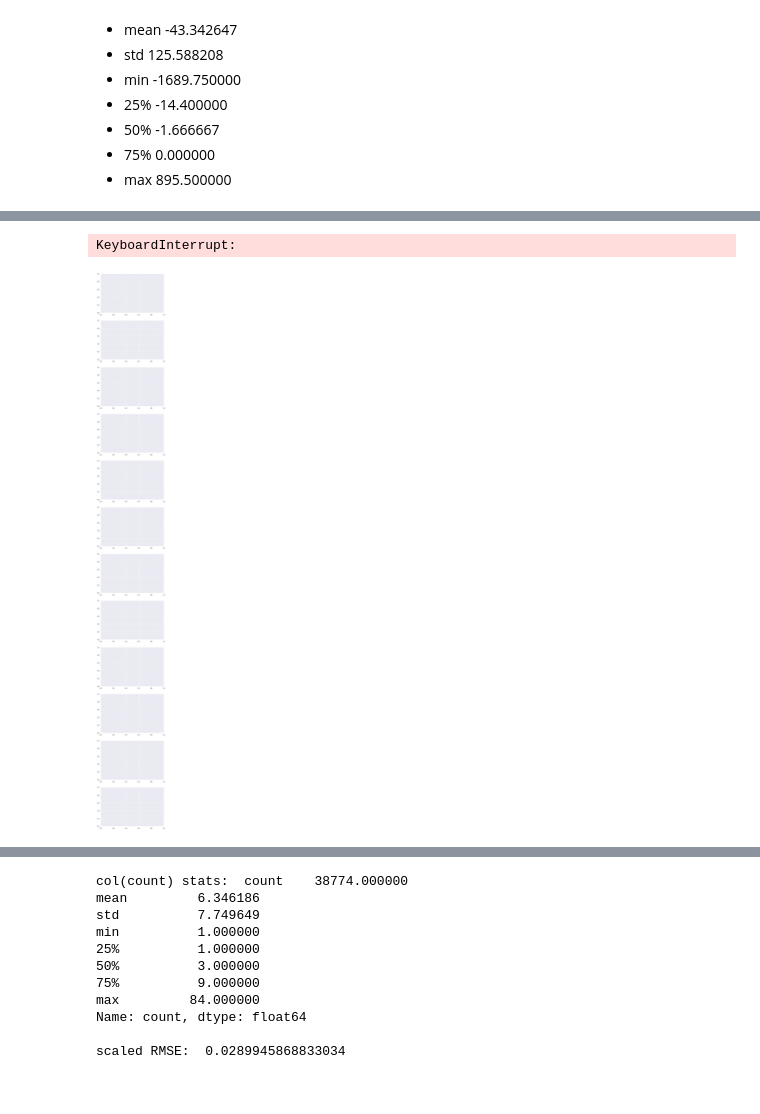
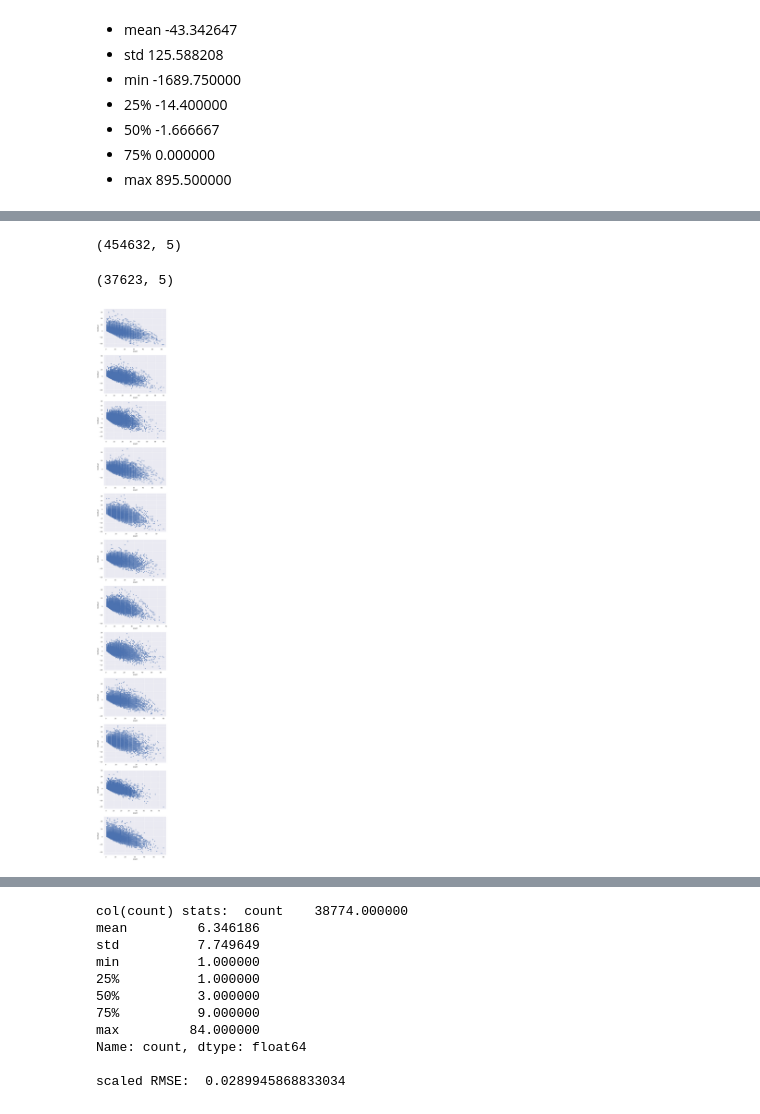
Before and after one commit to atkm/taxi-demand-prediction, a Jupyter notebook: Baseline Prediction Model.ipynb, the cells around one changed output, grey strips where cells are left out. Drawn from its saved outputs; the diff is of its cells as text; code cells hidden in the pictures.

```diff
--- a/Baseline Prediction Model.ipynb
+++ b/Baseline Prediction Model.ipynb
@@ -180,11 +178,29 @@ def analyze_overestimated():
+# %%
+def high_demand_mask(rides):
+    return (rides.grid_x <= 8) & (rides.grid_x >= 3) & \
+                     (rides.grid_y <= 32) & (rides.grid_y >= 21)
+# %%
+rides = datautils.read_rides(datautils.get_rides_data(2014,2,'small'))
+rides = datautils._add_grid_cols(rides)
+high_demand = rides[high_demand_mask(rides)]
+# %%
+# most of the rides are in the high-demand area.
+high_demand.shape
+# %% [output]
+(454632, 5)
+# %%
+rides[~high_demand_mask(rides)].shape
+# %% [output]
+(37623, 5)
 # %%
-# TODO: use a different color for points belonging to high-demand areas.
+# high-demand area
 fig, axs = plt.subplots(12, 1, figsize=(8,6*12))
 for m in range(1,13):
     rides = datautils.read_rides(datautils.get_rides_data(2014, m, 'small'))
+    rides = datautils._add_grid_cols(rides)
+    rides = rides[high_demand_mask(rides)]
     pred = fit_transform(rides)
     pred['residual'] = pred['pred'] - pred['count']
     pred.plot.scatter('count', 'residual', ax=axs[m-1])
 # %% [output]
-KeyboardInterrupt:
-[figure, old version]
+[figure, new version]
```
Also changed, not shown: parts of 4 cells of this notebook, 1 other file.
